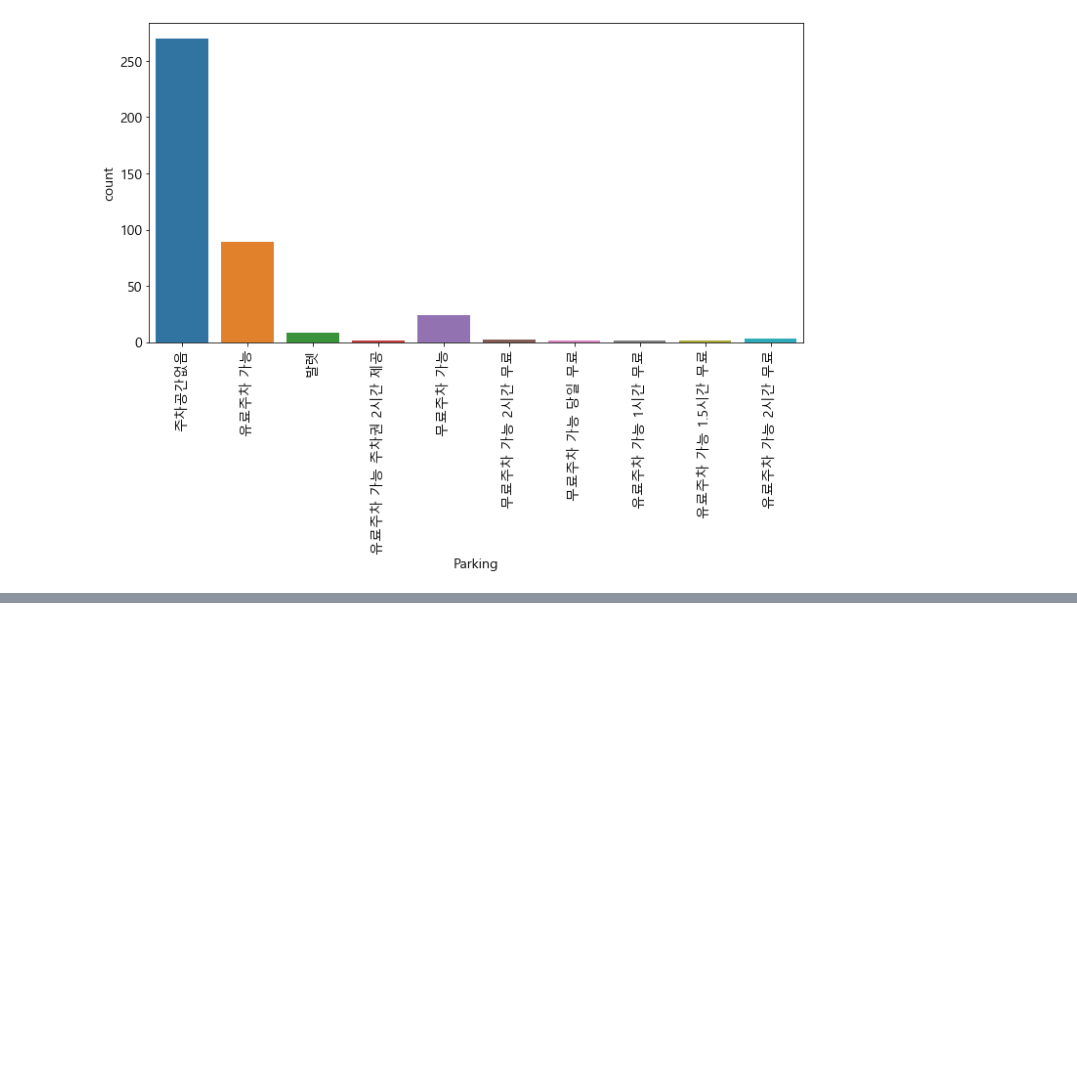
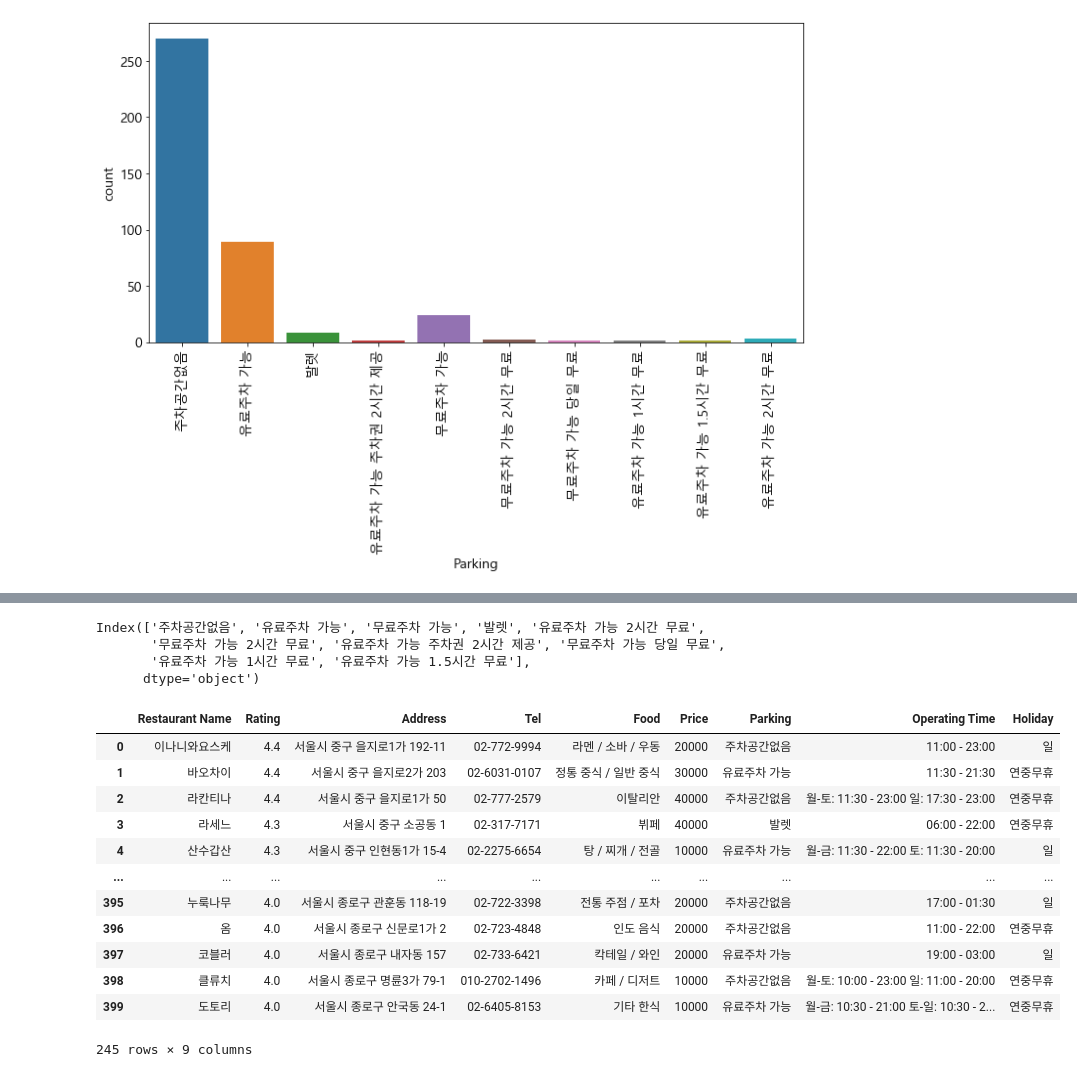
Before and after one commit to UnchaeJeong/20210706, a Jupyter notebook: 6_30_데이터 시각화/05_데이터 분석 실습/07_맛집 데이터(문자열 다루기 연습).ipynb, the cells around one changed output, grey strips where cells are left out. Cells and saved outputs as stored; diff of their text form; code cells hidden in the pictures; blank space fills up the shorter version.

```diff
--- a/6_30_데이터 시각화/05_데이터 분석 실습/07_맛집 데이터(문자열 다루기 연습).ipynb
+++ b/6_30_데이터 시각화/05_데이터 분석 실습/07_맛집 데이터(문자열 다루기 연습).ipynb
@@ -428,0 +459,28 @@ plt.show()
+# %%
+# 인덱스 값 종류 확인, 주차공간 상태.
+a1 = matzip['Parking'].value_counts().index
+a1
+# %% [output]
+Index(['주차공간없음', '유료주차 가능', '무료주차 가능', '발렛', '유료주차 가능 2시간 무료',
+       '무료주차 가능 2시간 무료', '유료주차 가능 주차권 2시간 제공', '무료주차 가능 당일 무료',
+       '유료주차 가능 1시간 무료', '유료주차 가능 1.5시간 무료'],
+      dtype='object')
+# %%
+# 평점이 0.0인 것은 제외한다.
+idx2 = matzip.query('Rating ==0.0').index
+matzip_temp = matzip.drop(idx2)
+matzip_temp
+# %% [output]
+|  | Restaurant Name | Rating | Address | Tel | Food | Price | Parking | Operating Time | Holiday |
+| 0 | 이나니와요스케 | 4.4 | 서울시 중구 을지로1가 192-11 | 02-772-9994 | 라멘 / 소바 / 우동 | 20000 | 주차공간없음 | 11:00 - 23:00 | 일 |
+| 1 | 바오차이 | 4.4 | 서울시 중구 을지로2가 203 | 02-6031-0107 | 정통 중식 / 일반 중식 | 30000 | 유료주차 가능 | 11:30 - 21:30 | 연중무휴 |
+| 2 | 라칸티나 | 4.4 | 서울시 중구 을지로1가 50 | 02-777-2579 | 이탈리안 | 40000 | 주차공간없음 | 월-토: 11:30 - 23:00 일: 17:30 - 23:00 | 연중무휴 |
+| 3 | 라세느 | 4.3 | 서울시 중구 소공동 1 | 02-317-7171 | 뷔페 | 40000 | 발렛 | 06:00 - 22:00 | 연중무휴 |
+| 4 | 산수갑산 | 4.3 | 서울시 중구 인현동1가 15-4 | 02-2275-6654 | 탕 / 찌개 / 전골 | 10000 | 유료주차 가능 | 월-금: 11:30 - 22:00 토: 11:30 - 20:00 | 일 |
+| ... | ... | ... | ... | ... | ... | ... | ... | ... | ... |
+| 395 | 누룩나무 | 4.0 | 서울시 종로구 관훈동 118-19 | 02-722-3398 | 전통 주점 / 포차 | 20000 | 주차공간없음 | 17:00 - 01:30 | 일 |
+| 396 | 옴 | 4.0 | 서울시 종로구 신문로1가 2 | 02-723-4848 | 인도 음식 | 20000 | 주차공간없음 | 11:00 - 22:00 | 연중무휴 |
+| 397 | 코블러 | 4.0 | 서울시 종로구 내자동 157 | 02-733-6421 | 칵테일 / 와인 | 20000 | 유료주차 가능 | 19:00 - 03:00 | 일 |
+| 398 | 클류치 | 4.0 | 서울시 종로구 명륜3가 79-1 | 010-2702-1496 | 카페 / 디저트 | 10000 | 주차공간없음 | 월-토: 10:00 - 23:00 일: 11:00 - 20:00 | 연중무휴 |
+| 399 | 도토리 | 4.0 | 서울시 종로구 안국동 24-1 | 02-6405-8153 | 기타 한식 | 10000 | 유료주차 가능 | 월-금: 10:30 - 21:00 토-일: 10:30 - 2... | 연중무휴 |
+245 rows × 9 columns
```
Also changed, not shown: parts of 4 cells of this notebook, 2 other files.
